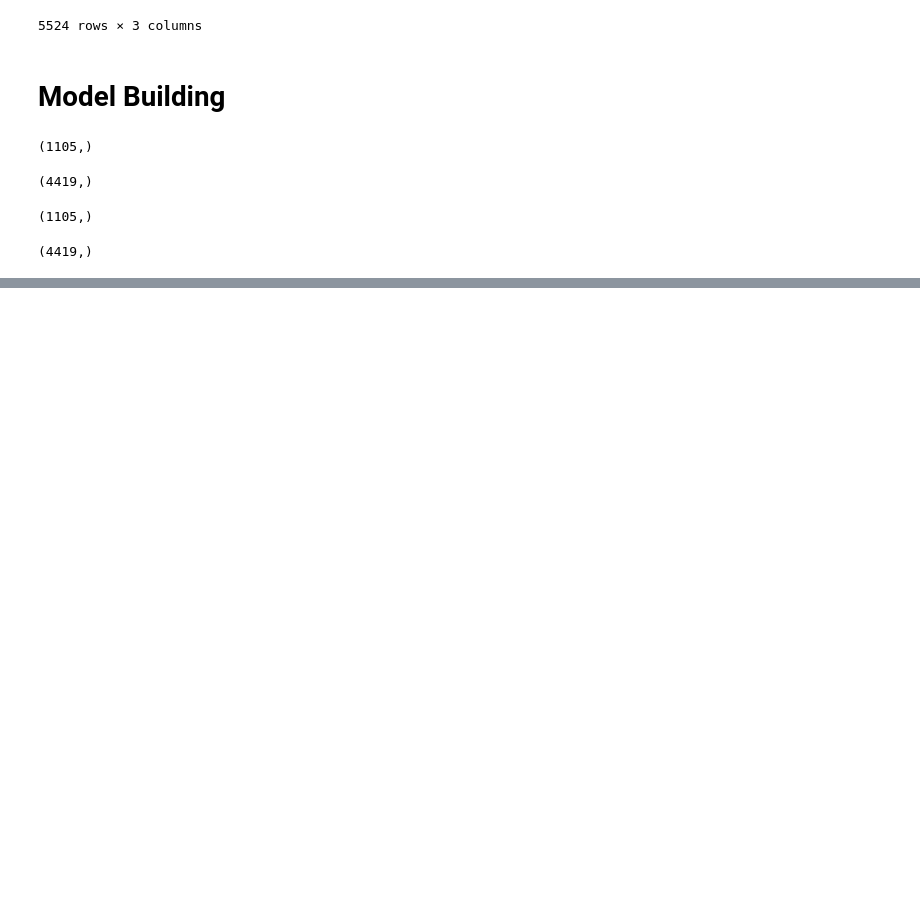
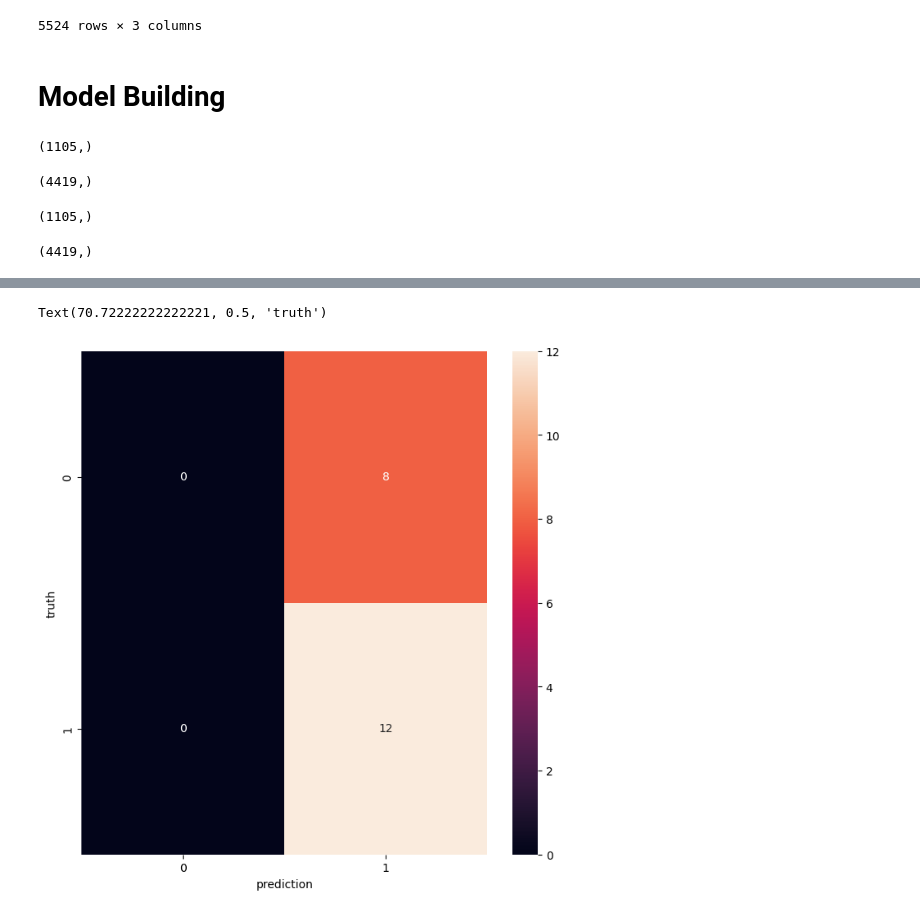
Before and after one commit to BibekRai44/NLP, a Jupyter notebook: bag-of-n-words.ipynb, the cells around one changed output, grey strips where cells are left out. Cells and saved outputs as stored; diff of their text form; code cells hidden in the pictures; blank space fills up the shorter version.

```diff
--- a/bag-of-n-words.ipynb
+++ b/bag-of-n-words.ipynb
@@ -225,0 +397,4 @@ Text(70.72222222222221, 0.5, 'truth')
+# %%
+df=df.head(100)
+# %%
+df['preprocessed_txt']=df['Text'].apply(preprocess)
@@ -225,0 +410,17 @@ Text(70.72222222222221, 0.5, 'truth')
+# %%
+from sklearn.model_selection import train_test_split
+X_train,X_test,y_train,y_test=train_test_split(df['preprocessed_txt'],df['label_num'],test_size=0.2,random_state=2022,stratify=df.label_num)
+# %%
+import warnings
+warnings.filterwarnings("ignore")
+from sklearn.ensemble import RandomForestClassifier
+from sklearn.pipeline import Pipeline
+from sklearn.metrics import classification_report
+from sklearn.feature_extraction.text import CountVectorizer
+clf = Pipeline([
+     ('vectorizer_trigrams', CountVectorizer(ngram_range = (3, 3))),        #using the ngram_range parameter
+     ('random_forest', RandomForestClassifier())
+])
+clf.fit(X_train,y_train)
+y_pred=clf.predict(X_test)
+print(classification_report(y_test,y_pred))
@@ -225,0 +436,13 @@ Text(70.72222222222221, 0.5, 'truth')
+# %%
+from sklearn.metrics import confusion_matrix
+cm=confusion_matrix(y_test,y_pred)
+cm
+from matplotlib import pyplot as plt
+import seaborn as sns
+plt.figure(figsize=(8,8))
+sns.heatmap(cm,annot=True)
+plt.xlabel("prediction")
+plt.ylabel("truth")
+# %% [output]
+Text(70.72222222222221, 0.5, 'truth')
+[figure, added]
```
Also changed, not shown: parts of 20 cells of this notebook.
